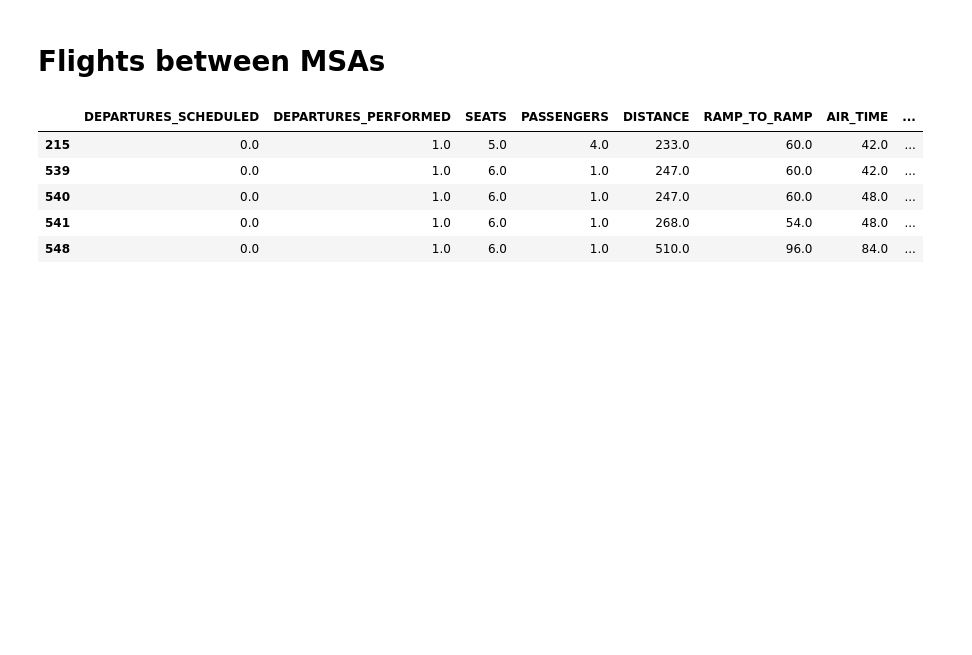
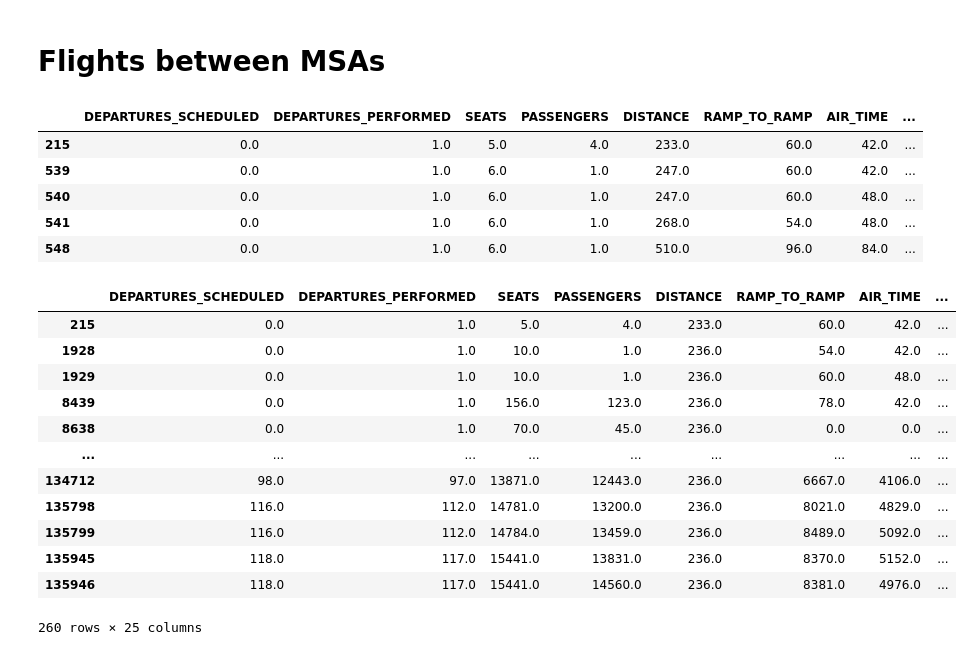
Before and after one commit to mamaOcoder/highspeedrail, a Jupyter notebook: code/explore_data.ipynb, the cells around one changed output. Cells and saved outputs as stored; diff of their text form; code cells hidden in the pictures; blank space fills up the shorter version.

```diff
--- a/code/explore_data.ipynb
+++ b/code/explore_data.ipynb
@@ -79,3 +128,19 @@ flights_df.head()
 | 540 | 0.0 | 1.0 | 6.0 | 1.0 | 247.0 | 60.0 | 48.0 | ... |
 | 541 | 0.0 | 1.0 | 6.0 | 1.0 | 268.0 | 54.0 | 48.0 | ... |
 | 548 | 0.0 | 1.0 | 6.0 | 1.0 | 510.0 | 96.0 | 84.0 | ... |
+# %%
+flights_df[flights_df['CityPair']==('Las Vegas, NV', 'Los Angeles, CA')]
+# %% [output]
+|  | DEPARTURES_SCHEDULED | DEPARTURES_PERFORMED | SEATS | PASSENGERS | DISTANCE | RAMP_TO_RAMP | AIR_TIME | ... |
+| 215 | 0.0 | 1.0 | 5.0 | 4.0 | 233.0 | 60.0 | 42.0 | ... |
+| 1928 | 0.0 | 1.0 | 10.0 | 1.0 | 236.0 | 54.0 | 42.0 | ... |
+| 1929 | 0.0 | 1.0 | 10.0 | 1.0 | 236.0 | 60.0 | 48.0 | ... |
+| 8439 | 0.0 | 1.0 | 156.0 | 123.0 | 236.0 | 78.0 | 42.0 | ... |
+| 8638 | 0.0 | 1.0 | 70.0 | 45.0 | 236.0 | 0.0 | 0.0 | ... |
+| ... | ... | ... | ... | ... | ... | ... | ... | ... |
+| 134712 | 98.0 | 97.0 | 13871.0 | 12443.0 | 236.0 | 6667.0 | 4106.0 | ... |
+| 135798 | 116.0 | 112.0 | 14781.0 | 13200.0 | 236.0 | 8021.0 | 4829.0 | ... |
+| 135799 | 116.0 | 112.0 | 14784.0 | 13459.0 | 236.0 | 8489.0 | 5092.0 | ... |
+| 135945 | 118.0 | 117.0 | 15441.0 | 13831.0 | 236.0 | 8370.0 | 5152.0 | ... |
+| 135946 | 118.0 | 117.0 | 15441.0 | 14560.0 | 236.0 | 8381.0 | 4976.0 | ... |
+260 rows × 25 columns
```
Also changed, not shown: parts of 6 cells of this notebook, 2 other files.
